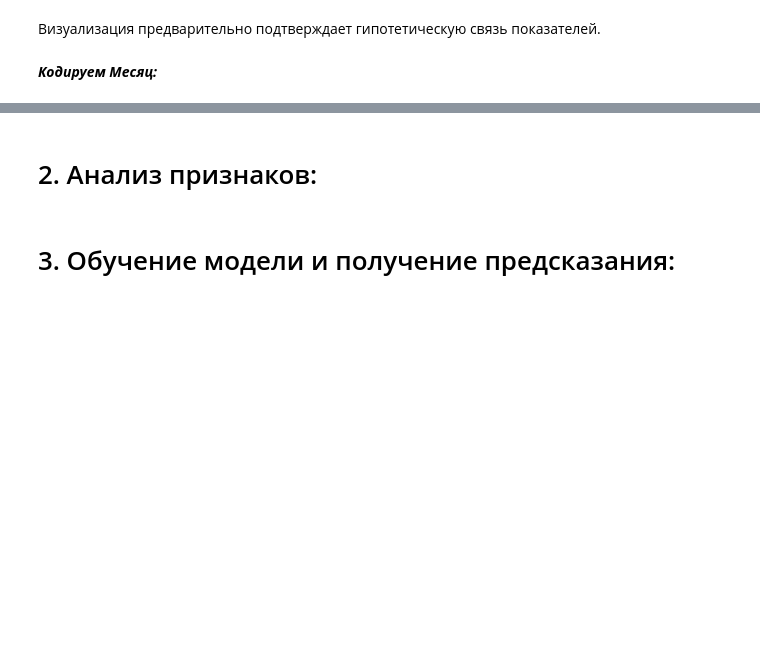
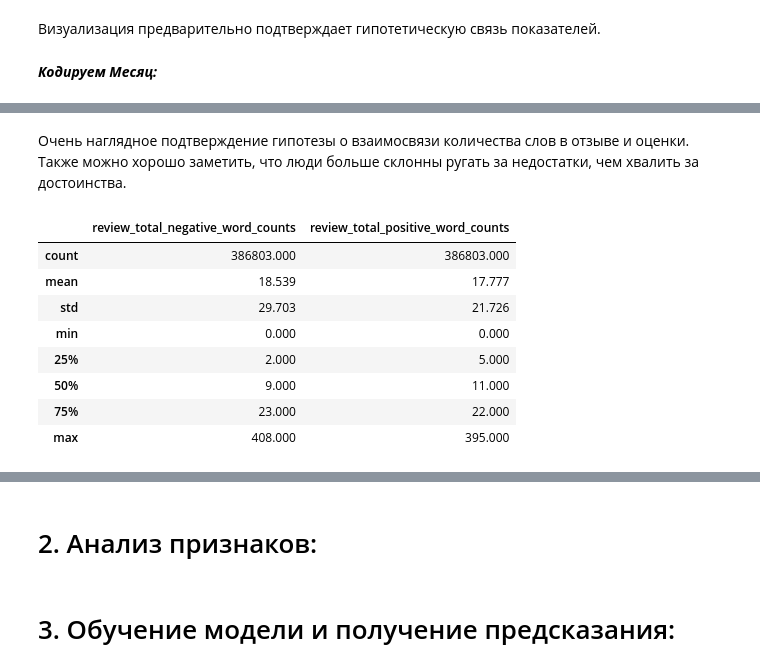
Before and after one commit to MargoDS/sf_data_science, a Jupyter notebook: project_3/Project_3_Kravchenko.ipynb, the cells around one changed output, grey strips where cells are left out. Drawn from its saved outputs; the diff is of its cells as text; code cells hidden in the pictures; blank space fills up the shorter version.

```diff
--- a/project_3/Project_3_Kravchenko.ipynb
+++ b/project_3/Project_3_Kravchenko.ipynb
@@ -1067,0 +1114,15 @@ review_total_positive_word_counts — общее количество слов
+# %% [markdown]
+Очень наглядное подтверждение гипотезы о взаимосвязи количества слов в отзыве и оценки.
+Также можно хорошо заметить, что люди больше склонны ругать за недостатки, чем хвалить за достоинства.
+# %%
+hotels[['review_total_negative_word_counts', 'review_total_positive_word_counts']].describe()
+# %% [output]
+|  | review_total_negative_word_counts | review_total_positive_word_counts |
+| count | 386803.000 | 386803.000 |
+| mean | 18.539 | 17.777 |
+| std | 29.703 | 21.726 |
+| min | 0.000 | 0.000 |
+| 25% | 2.000 | 5.000 |
+| 50% | 9.000 | 11.000 |
+| 75% | 23.000 | 22.000 |
+| max | 408.000 | 395.000 |
```
Also changed, not shown: parts of 42 cells of this notebook.
